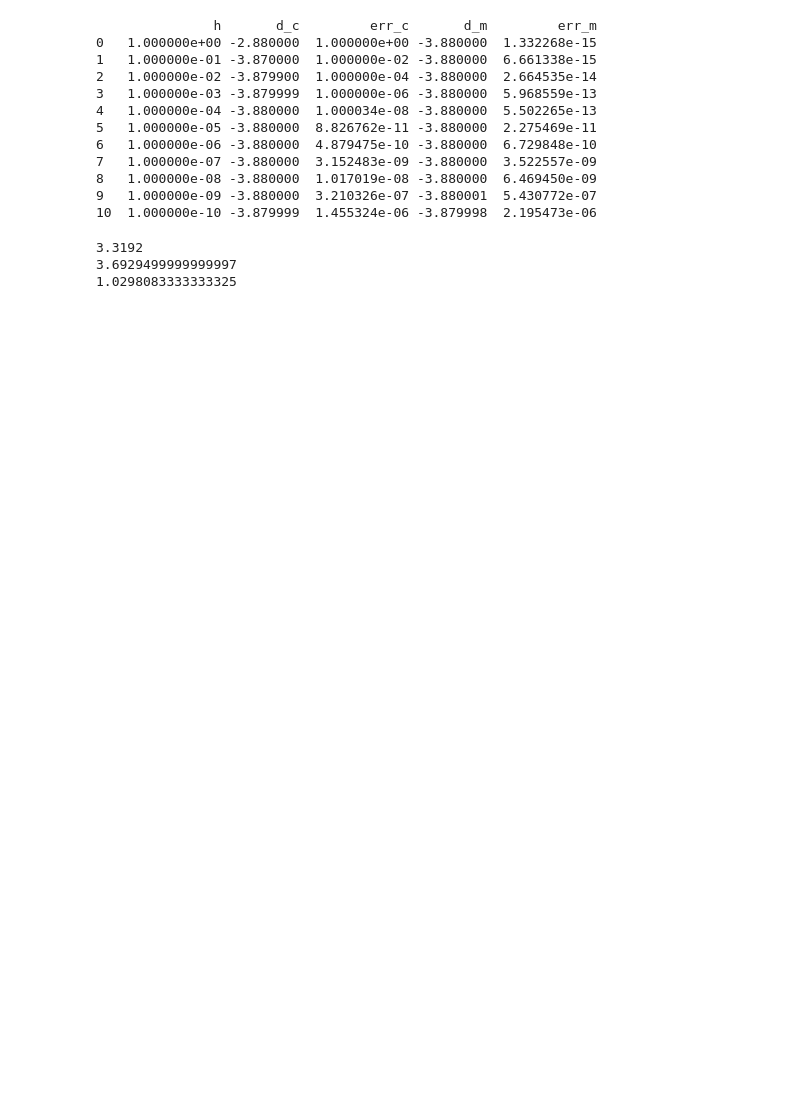
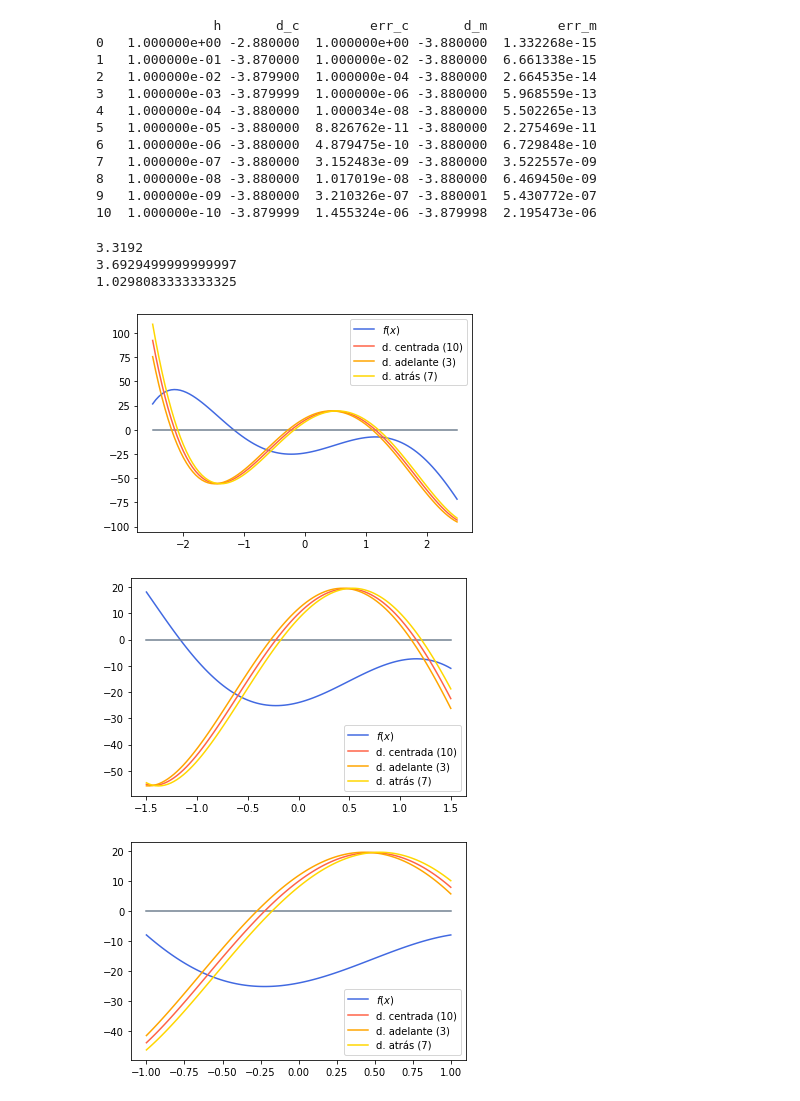
Before and after one commit to eerii/cilantro, a Jupyter notebook: tema_03/derivacion_numerica.ipynb, the cells around one changed output. Drawn from its saved outputs; the diff is of its cells as text; code cells hidden in the pictures; blank space fills up the shorter version.

```diff
--- a/tema_03/derivacion_numerica.ipynb
+++ b/tema_03/derivacion_numerica.ipynb
@@ -30,11 +30,11 @@ derivada_numerica(f, 0.5, 0.25)
 # Desarrollo de Taylor
 # f(x0 + h) = f(x0) + h*f'(x0) + h^2/2!*f''(x0) + h^3/3!*f'''(x0) + ...
 
-# Diferencia hacia delante
+# Diferencia hacia adelante
 # f'(x0 + h) = (f(x0 + h) - f(x0))/h + E(h)
 # E(h) = -h/2 * f''(x0)
 
-def diferencia_hacia_delante(f, x0, h):
+def diferencia_hacia_adelante(f, x0, h):
     return (f(x0 + h) - f(x0))/h
 
 # Diferencia hacia atrás
@@ -58,11 +58,11 @@ x0 = 0.5
 h = 0.25
 valor_real = f_2(0.5)
 
-d_1 = diferencia_hacia_delante(f, x0, h)
+d_1 = diferencia_hacia_adelante(f, x0, h)
 d_2 = diferencia_hacia_atras(f, x0, h)
 d_3 = diferencia_centrada(f, x0, h)
 
-print("diferencia hacia delante: {:.4f}, error: {:.4f}".format(d_1, abs(valor_real - d_1)))
+print("diferencia hacia adelante: {:.4f}, error: {:.4f}".format(d_1, abs(valor_real - d_1)))
 print("diferencia hacia atrás: {:.4f}, error: {:.4f}".format(d_2, abs(valor_real - d_2)))
 print("diferencia centrada: {:.4f}, error: {:.4f}".format(d_3, abs(valor_real - d_3)))
 # %% [output]
@@ -121,3 +121,43 @@ print(d3) # Revisar
 3.3192
 3.6929499999999997
 1.0298083333333325
+# %%
+# Ejercicio 5
+
+
+f = lambda x: x**5 - 3*x**4 - 11*x**3 + 19*x**2 + 10*x - 24
+h = 0.1
+
+def representar_funcion(ab):
+    # Función
+    x = np.linspace(ab[0], ab[1], 100)
+    y = f(x)
+    plt.plot(x, y, color="royalblue", label="$f(x)$")
+
+    # Eje x
+    x0 = np.linspace(ab[0], ab[1], 10)
+    y0 = np.zeros(10)
+    plt.plot(x0, y0, color="slategray")
+
+    # Derivación centrada
+    y_dc = diferencia_centrada(f, x, h)
+    plt.plot(x, y_dc, color="tomato", label="d. centrada (10)")
+
+    # Derivación hacia adelante
+    y_ad = diferencia_hacia_adelante(f, x, h)
+    plt.plot(x, y_ad, color="orange", label="d. adelante (3)")
+
+    # Derivación hacia atrás
+    y_at = diferencia_hacia_atras(f, x, h)
+    plt.plot(x, y_at, color="gold", label="d. atrás (7)")
+
+    plt.legend()
+    plt.show()
+
+representar_funcion((-2.5, 2.5))
+representar_funcion((-1.5, 1.5))
+representar_funcion((-1.0, 1.0))
+# %% [output]
+[figure, added]
+[figure, added]
+[figure, added]
```
Also changed, not shown: parts of 1 cell of this notebook, 3 other files.
